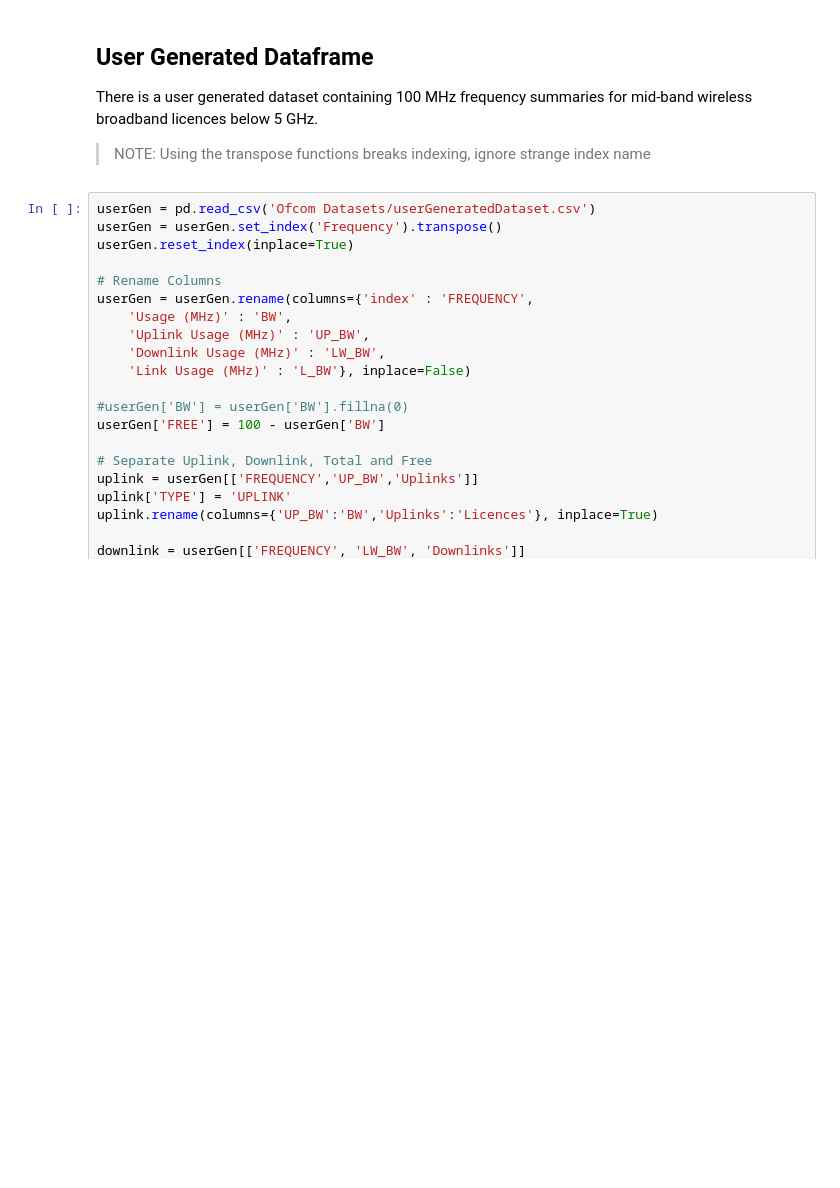
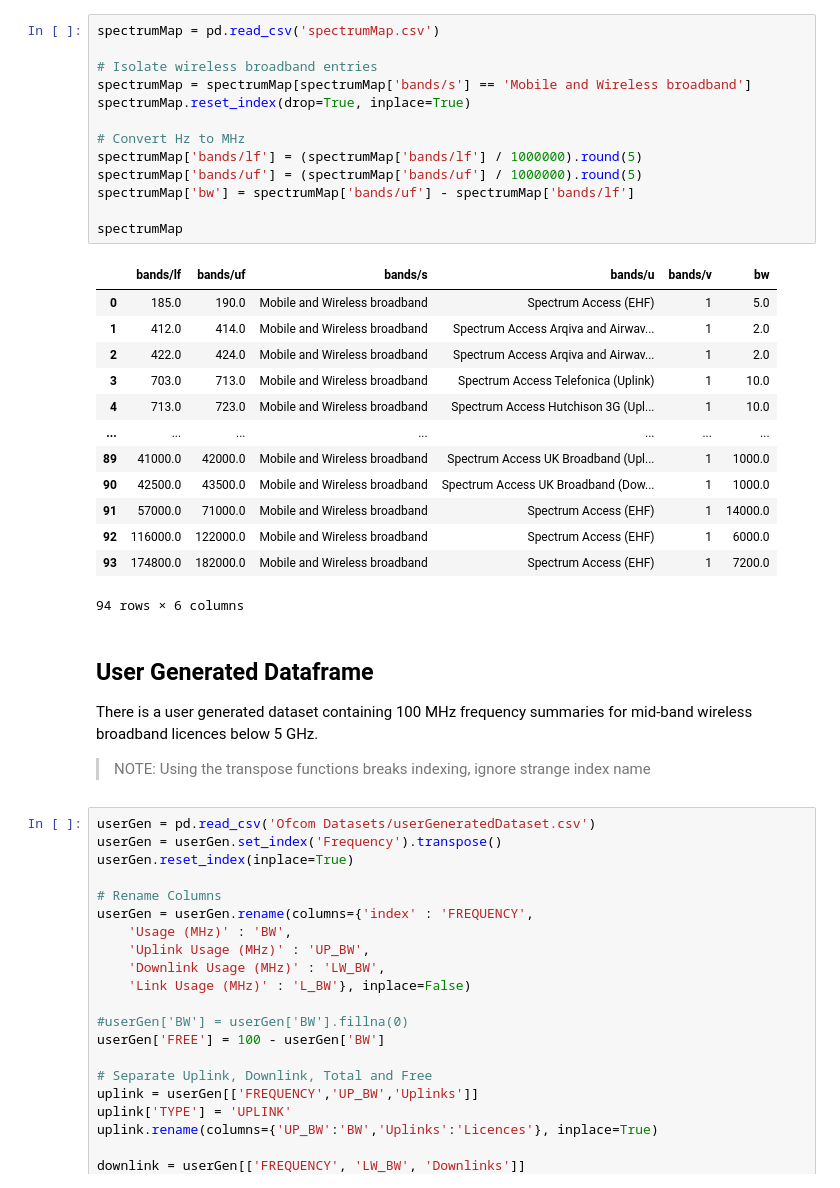
Before and after one commit to navnith-reddy/GlobalSpectrumComparison, a Jupyter notebook: OfcomDataProcessing.ipynb, the cells around one changed output. Cells and saved outputs as stored; diff of their text form; blank space fills up the shorter version.

```diff
--- a/OfcomDataProcessing.ipynb
+++ b/OfcomDataProcessing.ipynb
@@ -57,3 +78,30 @@ wtr
+# %%
+spectrumMap = pd.read_csv('spectrumMap.csv')
+
+# Isolate wireless broadband entries
+spectrumMap = spectrumMap[spectrumMap['bands/s'] == 'Mobile and Wireless broadband']
+spectrumMap.reset_index(drop=True, inplace=True)
+
+# Convert Hz to MHz
+spectrumMap['bands/lf'] = (spectrumMap['bands/lf'] / 1000000).round(5)
+spectrumMap['bands/uf'] = (spectrumMap['bands/uf'] / 1000000).round(5)
+spectrumMap['bw'] = spectrumMap['bands/uf'] - spectrumMap['bands/lf']
+
+spectrumMap
+# %% [output]
+|  | bands/lf | bands/uf | bands/s | bands/u | bands/v | bw |
+| 0 | 185.0 | 190.0 | Mobile and Wireless broadband | Spectrum Access (EHF) | 1 | 5.0 |
+| 1 | 412.0 | 414.0 | Mobile and Wireless broadband | Spectrum Access Arqiva and Airwav... | 1 | 2.0 |
+| 2 | 422.0 | 424.0 | Mobile and Wireless broadband | Spectrum Access Arqiva and Airwav... | 1 | 2.0 |
+| 3 | 703.0 | 713.0 | Mobile and Wireless broadband | Spectrum Access Telefonica (Uplink) | 1 | 10.0 |
+| 4 | 713.0 | 723.0 | Mobile and Wireless broadband | Spectrum Access Hutchison 3G (Upl... | 1 | 10.0 |
+| ... | ... | ... | ... | ... | ... | ... |
+| 89 | 41000.0 | 42000.0 | Mobile and Wireless broadband | Spectrum Access UK Broadband (Upl... | 1 | 1000.0 |
+| 90 | 42500.0 | 43500.0 | Mobile and Wireless broadband | Spectrum Access UK Broadband (Dow... | 1 | 1000.0 |
+| 91 | 57000.0 | 71000.0 | Mobile and Wireless broadband | Spectrum Access (EHF) | 1 | 14000.0 |
+| 92 | 116000.0 | 122000.0 | Mobile and Wireless broadband | Spectrum Access (EHF) | 1 | 6000.0 |
+| 93 | 174800.0 | 182000.0 | Mobile and Wireless broadband | Spectrum Access (EHF) | 1 | 7200.0 |
+94 rows × 6 columns
 # %% [markdown]
 ## User Generated Dataframe
 
```
Also changed, not shown: parts of 3 cells of this notebook, 2 other files.
